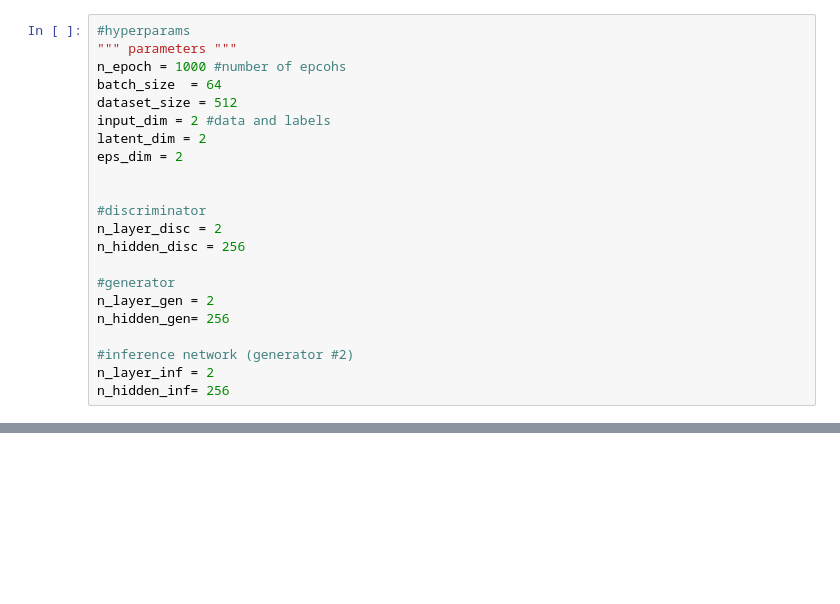
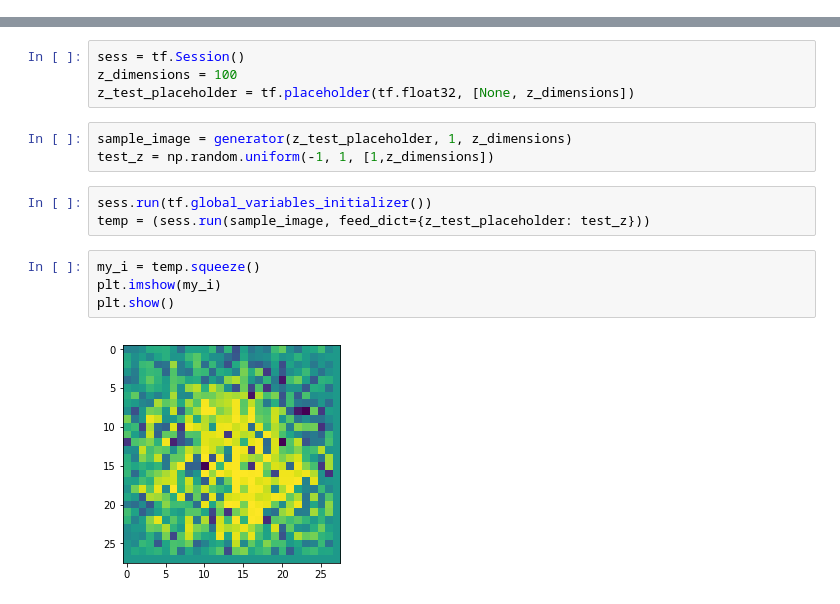
Before and after one commit to rituc/Generative-Adversarial-Network, a Jupyter notebook: FashionGenerator.ipynb, the cells around one changed output, grey strips where cells are left out. Drawn from its saved outputs; the diff is of its cells as text; blank space fills up the shorter version.

```diff
--- a/FashionGenerator.ipynb
+++ b/FashionGenerator.ipynb
@@ -37,22 +0,0 @@ ImportError: No module named data_gmm
-# %%
-#hyperparams
-""" parameters """
-n_epoch = 1000 #number of epcohs
-batch_size  = 64
-dataset_size = 512
-input_dim = 2 #data and labels
-latent_dim = 2
-eps_dim = 2
-
-
-#discriminator
-n_layer_disc = 2
-n_hidden_disc = 256
-
-#generator
-n_layer_gen = 2
-n_hidden_gen= 256
-
-#inference network (generator #2)
-n_layer_inf = 2
-n_hidden_inf= 256
@@ -65,0 +182,16 @@ if not os.path.exists(directory):
+# %%
+sess = tf.Session()
+z_dimensions = 100
+z_test_placeholder = tf.placeholder(tf.float32, [None, z_dimensions])
+# %%
+sample_image = generator(z_test_placeholder, 1, z_dimensions)
+test_z = np.random.uniform(-1, 1, [1,z_dimensions])
+# %%
+sess.run(tf.global_variables_initializer())
+temp = (sess.run(sample_image, feed_dict={z_test_placeholder: test_z}))
+# %%
+my_i = temp.squeeze()
+plt.imshow(my_i)
+plt.show()
+# %% [output]
+[figure, added]
```
Also changed, not shown: parts of 31 cells of this notebook.
